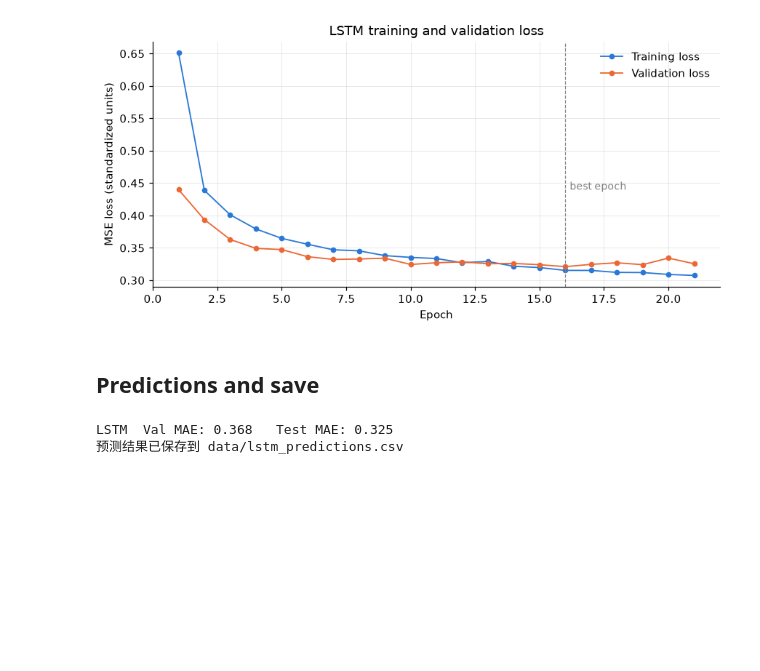
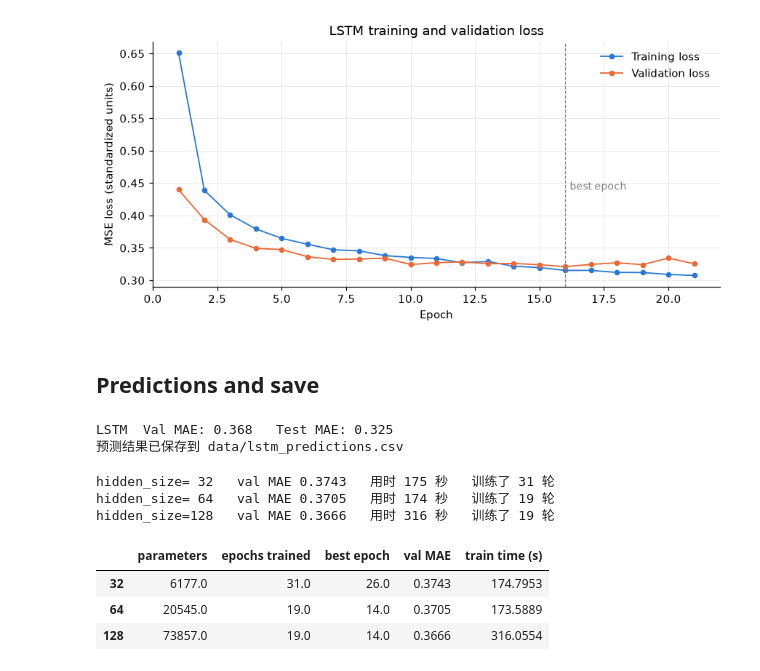
Before and after one commit to JerryLiu0214/electricity-forecasting, a Jupyter notebook: 03_lstm.ipynb, the cells around one changed output. Saved outputs shown, nothing was run; the diff lists cells and outputs as text; code cells hidden in the pictures; blank space fills up the shorter version.

```diff
--- a/03_lstm.ipynb
+++ b/03_lstm.ipynb
@@ -246,3 +246,72 @@ print("预测结果已保存到 data/lstm_predictions.csv")
 # %% [output]
 LSTM  Val MAE: 0.368   Test MAE: 0.325
 预测结果已保存到 data/lstm_predictions.csv
+# %%
+def train_lstm(hidden_size, max_epochs=50, patience=5):
+    torch.manual_seed(42)
+    model = LSTMForecaster(n_features=X_train_seq.shape[2], hidden_size=hidden_size)
+    loader = DataLoader(TensorDataset(X_train_seq, y_train_seq), batch_size=256, shuffle=True)
+    optimizer = torch.optim.Adam(model.parameters(), lr=1e-3)
+
+    history = {"train_loss": [], "val_loss": []}
+    best_val_loss, best_state, wait = float("inf"), None, 0
+    start = time.perf_counter()
+    for epoch in range(1, max_epochs + 1):
+        model.train()
+        batch_losses = []
+        for X_batch, y_batch in loader:
+            optimizer.zero_grad()
+            loss = loss_fn(model(X_batch), y_batch)
+            loss.backward()
+            optimizer.step()
+            batch_losses.append(loss.item())
+
+        model.eval()
+        with torch.no_grad():
+            val_loss = loss_fn(model(X_val_seq), y_val_seq).item()
+        history["train_loss"].append(np.mean(batch_losses))
+        history["val_loss"].append(val_loss)
+
+        if val_loss < best_val_loss:
+            best_val_loss, best_state, wait = val_loss, copy.deepcopy(model.state_dict()), 0
+        else:
+            wait += 1
+            if wait >= patience:
+                break
+    train_time = time.perf_counter() - start
+
+    model.load_state_dict(best_state)
+    return model, history, train_time
+
+
+def predict_kw(model, X):
+    model.eval()
+    with torch.no_grad():
+        return model(X).numpy() * power_std + power_mean
+
+
+size_results = {}
+size_runs = {}
+for hidden_size in [32, 64, 128]:
+    model, hist, t = train_lstm(hidden_size)
+    val_mae = np.mean(np.abs(val["target"].to_numpy() - predict_kw(model, X_val_seq)))
+    size_runs[hidden_size] = (model, hist, t)
+    size_results[hidden_size] = {
+        "parameters": sum(p.numel() for p in model.parameters()),
+        "epochs trained": len(hist["val_loss"]),
+        "best epoch": int(np.argmin(hist["val_loss"])) + 1,
+        "val MAE": val_mae,
+        "train time (s)": t,
+    }
+    print(f"hidden_size={hidden_size:>3}   val MAE {val_mae:.4f}   用时 {t:.0f} 秒   训练了 {len(hist['val_loss'])} 轮")
+
+size_table = pd.DataFrame(size_results).T
+size_table.round(4)
+# %% [output]
+hidden_size= 32   val MAE 0.3743   用时 175 秒   训练了 31 轮
+hidden_size= 64   val MAE 0.3705   用时 174 秒   训练了 19 轮
+hidden_size=128   val MAE 0.3666   用时 316 秒   训练了 19 轮
+|  | parameters | epochs trained | best epoch | val MAE | train time (s) |
+| 32 | 6177.0 | 31.0 | 26.0 | 0.3743 | 174.7953 |
+| 64 | 20545.0 | 19.0 | 14.0 | 0.3705 | 173.5889 |
+| 128 | 73857.0 | 19.0 | 14.0 | 0.3666 | 316.0554 |
```
Also changed, not shown: parts of 1 cell of this notebook, 1 other file.
